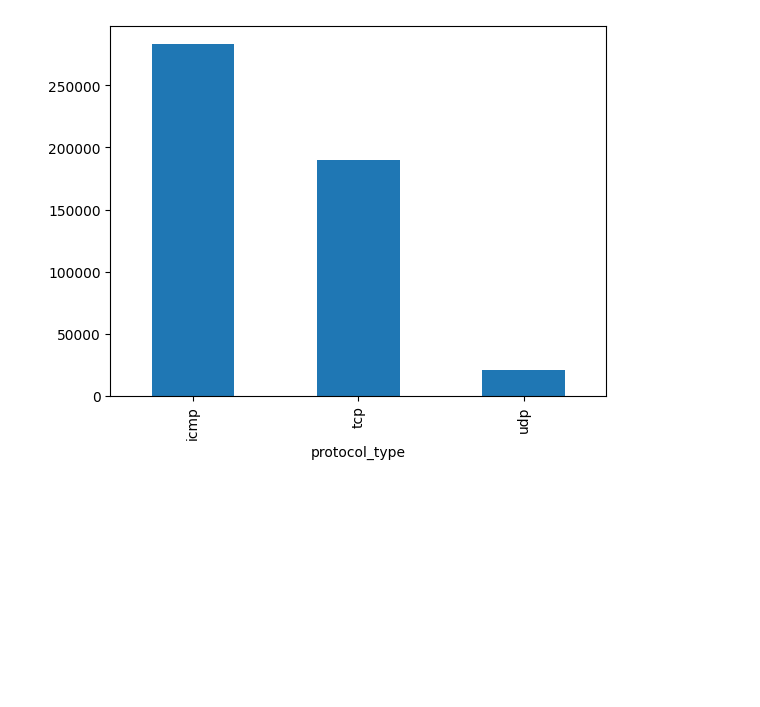
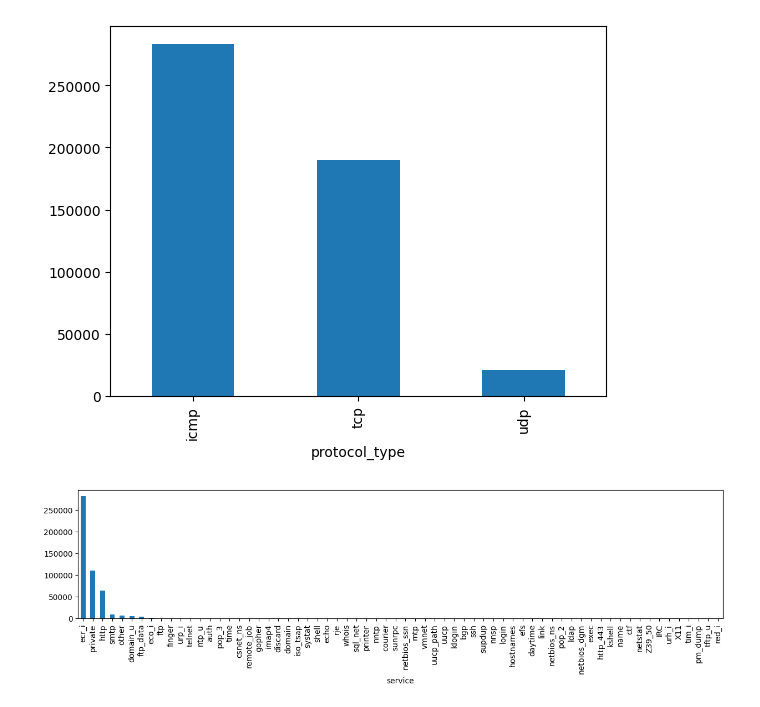
Before and after one commit to ChrisMikhail/Thor-IDS, a Jupyter notebook: main.ipynb, the cells around one changed output. Saved outputs shown, nothing was run; the diff lists cells and outputs as text; code cells hidden in the pictures; blank space fills up the shorter version.

```diff
--- a/main.ipynb
+++ b/main.ipynb
@@ -228,3 +234,8 @@ def bar_graph(feature):
 bar_graph('protocol_type')
 # %% [output]
 [figure]
+# %%
+plt.figure(figsize=(15,3))
+bar_graph('service')
+# %% [output]
+[figure, added]
```
Also changed, not shown: parts of 18 cells of this notebook.
